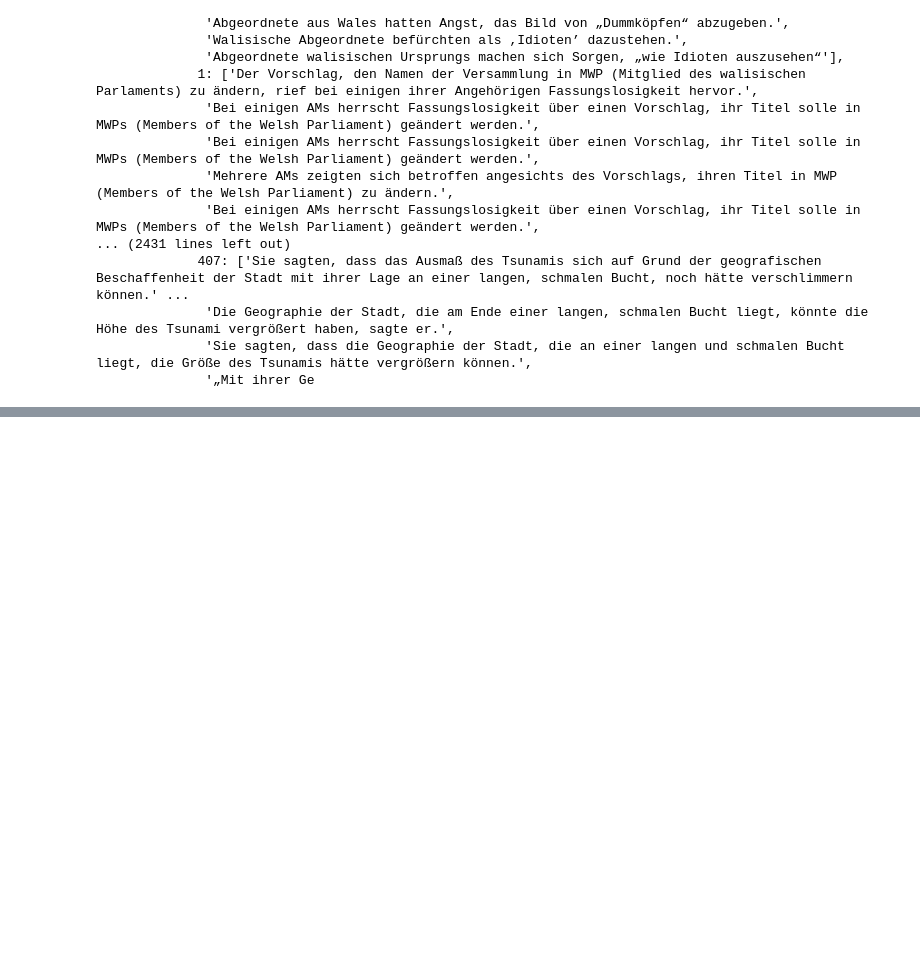
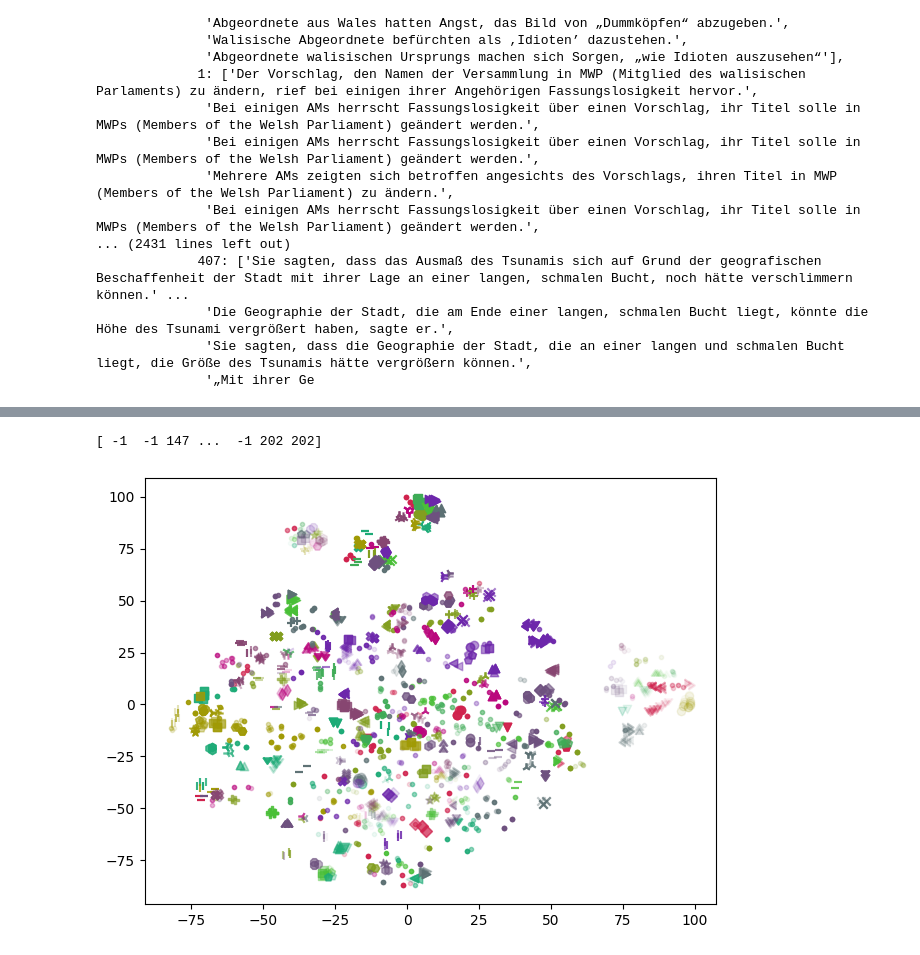
Before and after one commit to Kaleidophon/non-exchangeable-conformal-language-generation, a Jupyter notebook: proof_of_concept.ipynb, the cells around one changed output, grey strips where cells are left out. Cells and saved outputs as stored; diff of their text form; code cells hidden in the pictures; blank space fills up the shorter version.

```diff
--- a/proof_of_concept.ipynb
+++ b/proof_of_concept.ipynb
@@ -102,0 +134,17 @@ torch.Size([6, 1, 1024])
+# %%
+def fit_projection(reference_encodings):
+    # Fit dimensionality reductions
+    X = []
+
+    for ref_encodings in reference_encodings.values():
+        for encodings in ref_encodings.values():
+            X += encodings
+
+    # Flatten list
+    X = torch.concatenate(X, dim=0).numpy()
+
+    # Fit transformation
+    tsne = manifold.TSNE()
+    tsne.fit(X)
+
+    return tsne
@@ -102,0 +196,25 @@ torch.Size([6, 1, 1024])
+# %%
+def cluster_latents(reference_encodings, min_samples = 5):
+    # Fit clustering
+    X = []
+
+    for ref_encodings in reference_encodings.values():
+        for encodings in ref_encodings.values():
+            X += encodings
+
+    # Flatten list
+    X = torch.concatenate(X, dim=0).numpy()
+    clustering = cluster.OPTICS(min_samples=min_samples).fit(X)
+    labels = clustering.labels_
+
+    return labels
+# %%
+labels = cluster_latents(reference_encodings)
+# %%
+print(labels)
+# %% [output]
+[ -1  -1 147 ...  -1 202 202]
+# %%
+plot_encodings(reference_encodings, tsne, labels)
+# %% [output]
+[figure, added]
```
Also changed, not shown: parts of 8 cells of this notebook.
